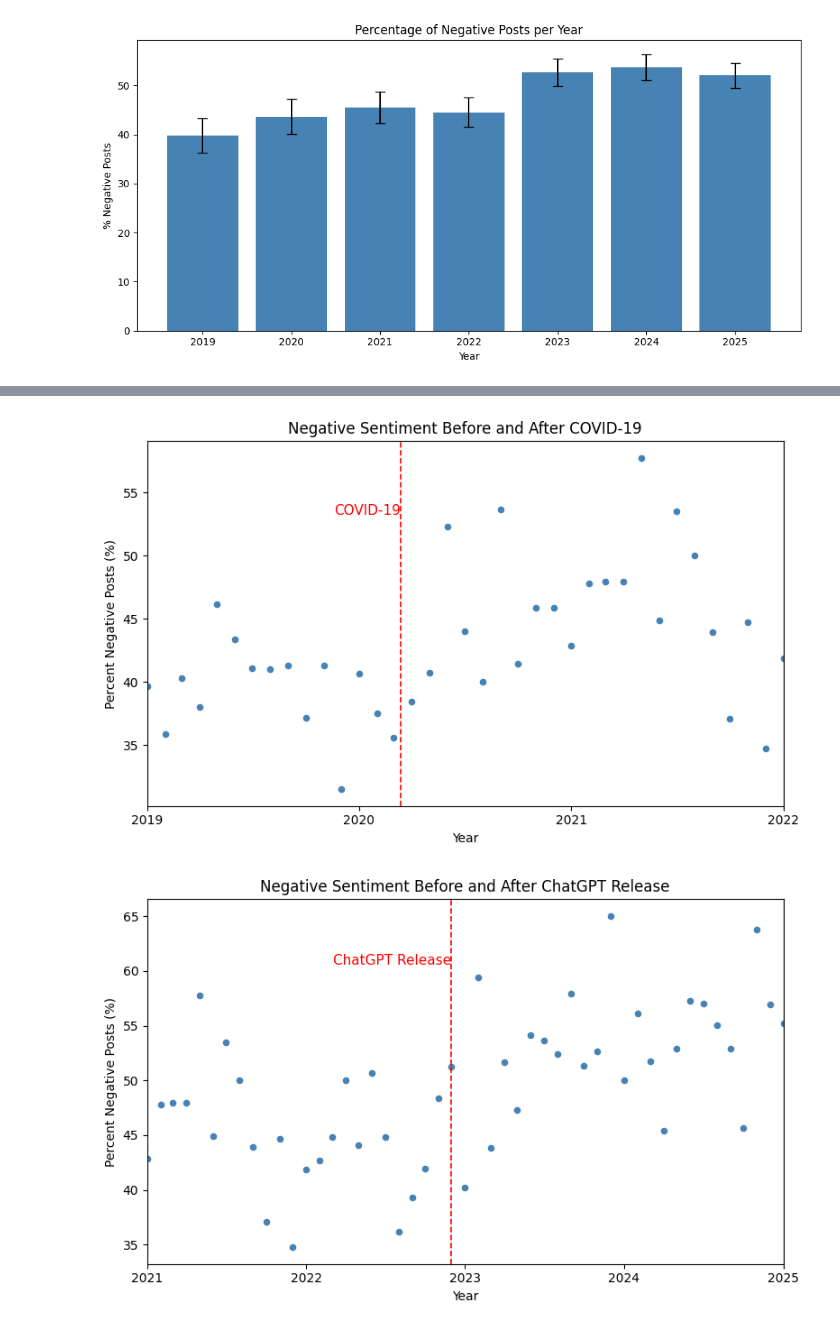
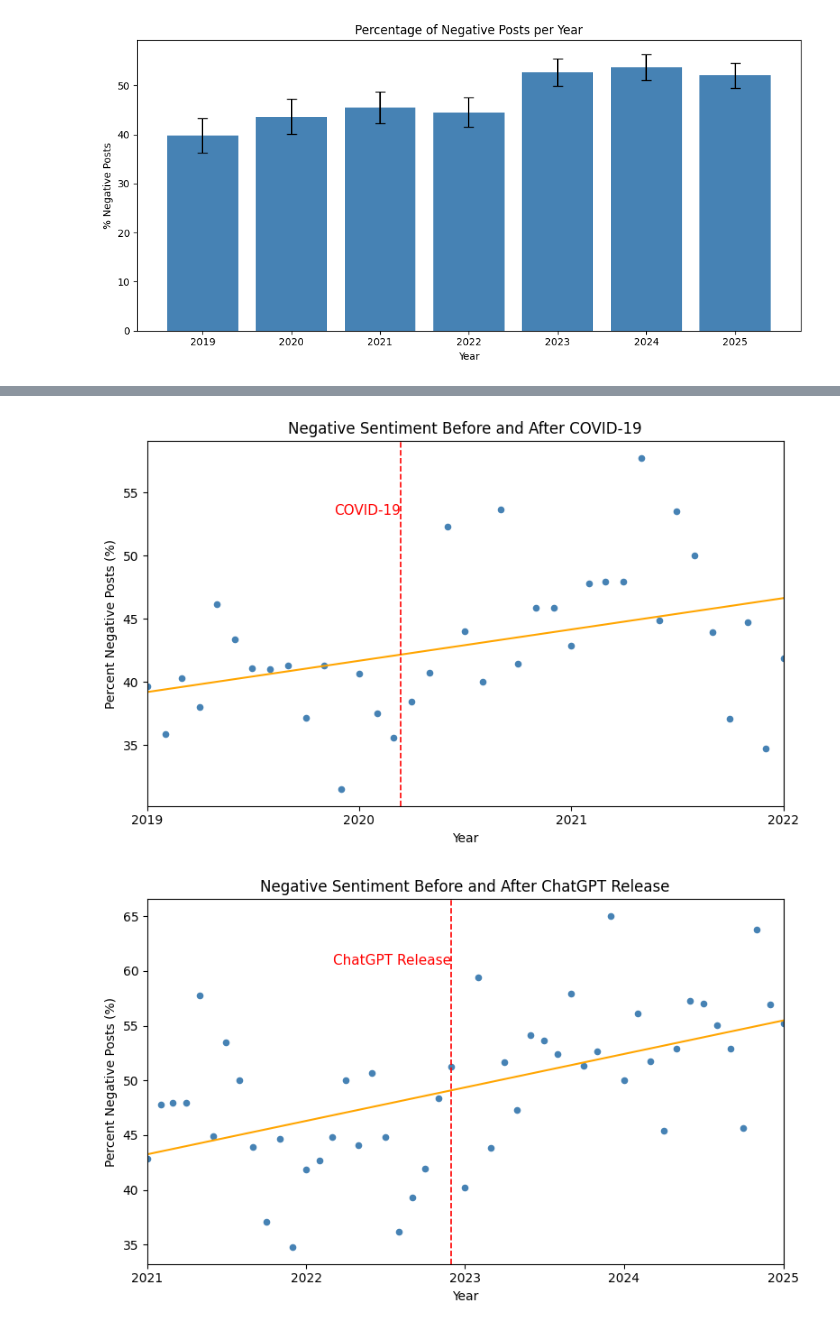
Before and after one commit to schatrathi2/job-sentiment-analysis, a Jupyter notebook: sentiment_analysis.ipynb, the cells around one changed output, grey strips where cells are left out. Drawn from its saved outputs; the diff is of its cells as text; code cells hidden in the pictures.

Commit message:
edit figures

```diff
--- a/sentiment_analysis.ipynb
+++ b/sentiment_analysis.ipynb
@@ -104,33 +103,3 @@ plt.tight_layout()
 plt.show()
 # %% [output]
 [figure]
-# %%
-reddit_data["date"] = pd.to_datetime(reddit_data[["year", "month"]].assign(day=1))
-monthly = reddit_data.groupby("date").apply(
-    lambda x: (x["sentiment"] == "neg").mean() * 100
-).reset_index()
-monthly.columns = ["date", "neg_pct"]
-
-events = {
-    "COVID-19": "2020-03-13",
-    "ChatGPT Release": "2022-11-30",
-    "Silicon Valley Bank Collapse": "2023-03-10",
-    "Presidential Election": "2024-11-05"
-}
-
-fig, ax = plt.subplots(figsize=(14, 5))
-ax.plot(monthly["date"], monthly["neg_pct"], color="steelblue", linewidth=1.5)
-
-for label, date in events.items():
-    ax.axvline(pd.Timestamp(date), color="red", linestyle="--", linewidth=1.2)
-    ax.text(pd.Timestamp(date), ax.get_ylim()[1], label, rotation=90,
-            va="top", ha="right", fontsize=9, color="red")
-
-ax.set_xlabel("Date")
-ax.set_ylabel("% Negative Posts")
-ax.set_title("Negative Sentiment Over Time with Key Economic Events")
-ax.xaxis.set_major_locator(mdates.YearLocator())
-ax.xaxis.set_major_formatter(mdates.DateFormatter("%Y"))
-ax.set_xlim(monthly["date"].min(), monthly["date"].max())
-plt.tight_layout()
-plt.show()
@@ -139,25 +106,36 @@ plt.show()
 # %%
+monthly = reddit_data.groupby("date").apply(
+    lambda x: (x["sentiment"] == "neg").mean() * 100
+).reset_index()
+monthly.columns = ["date", "neg_pct"]
+
 events = [
     ("COVID-19", "2020-03-13", "2019-01-01", "2022-01-01"),
     ("ChatGPT Release", "2022-11-30", "2021-01-01", "2025-01-01"),
 ]
 
 for label, event_date, start, end in events:
     fig, ax = plt.subplots(figsize=(8, 5))
     mask = (monthly["date"] >= start) & (monthly["date"] <= end)
     data = monthly[mask]
     ax.scatter(data["date"], data["neg_pct"], color="steelblue", s=20)
+    # line of best fit
+    x_num = mdates.date2num(data["date"])
+    z = np.polyfit(x_num, data["neg_pct"], 1)
+    p = np.poly1d(z)
+    # event line
+    ax.plot(data["date"], p(x_num), color="orange", linewidth=1.5, linestyle="-")
     ax.axvline(pd.Timestamp(event_date), color="red", linestyle="--", linewidth=1.2)
     ax.text(pd.Timestamp(event_date), ax.get_ylim()[1] - 5, label, rotation=0, va="top", ha="right", fontsize=11, color="red")
     ax.set_xlabel("Year")
     ax.set_ylabel("Percent Negative Posts (%)")
     ax.set_title(f"Negative Sentiment Before and After {label}")
     ax.xaxis.set_major_locator(mdates.YearLocator())
     ax.xaxis.set_major_formatter(mdates.DateFormatter("%Y"))
     ax.set_xlim(pd.Timestamp(start), pd.Timestamp(end))
     plt.tight_layout()
-    # plt.savefig(f"{label.strip().replace(' ', '_')}.png")
+
     plt.show()
 # %% [output]
-[figure, old version]
+[figure, new version]
-[figure, old version]
+[figure, new version]
```
Also changed, not shown: parts of 2 cells of this notebook.
